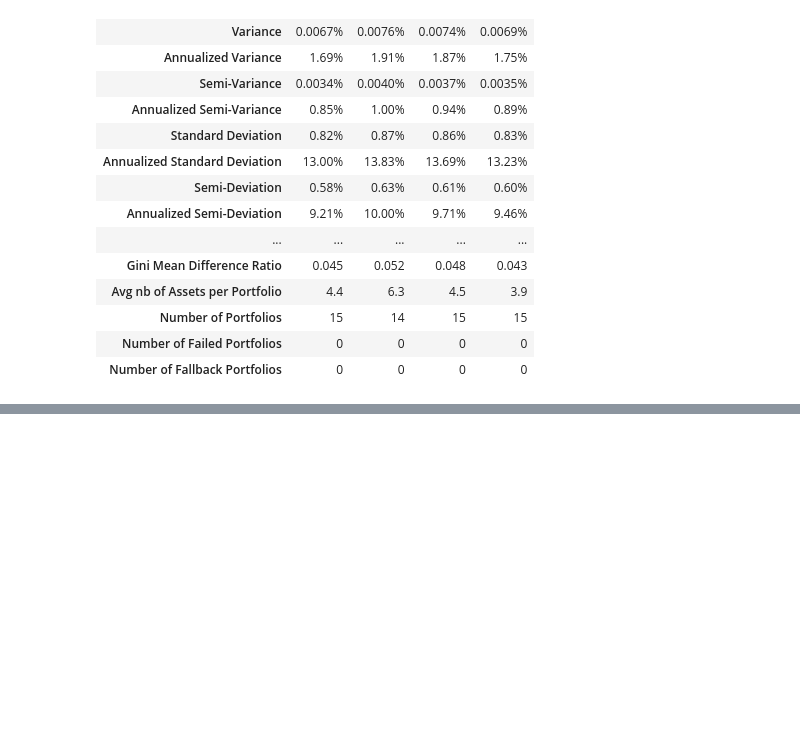
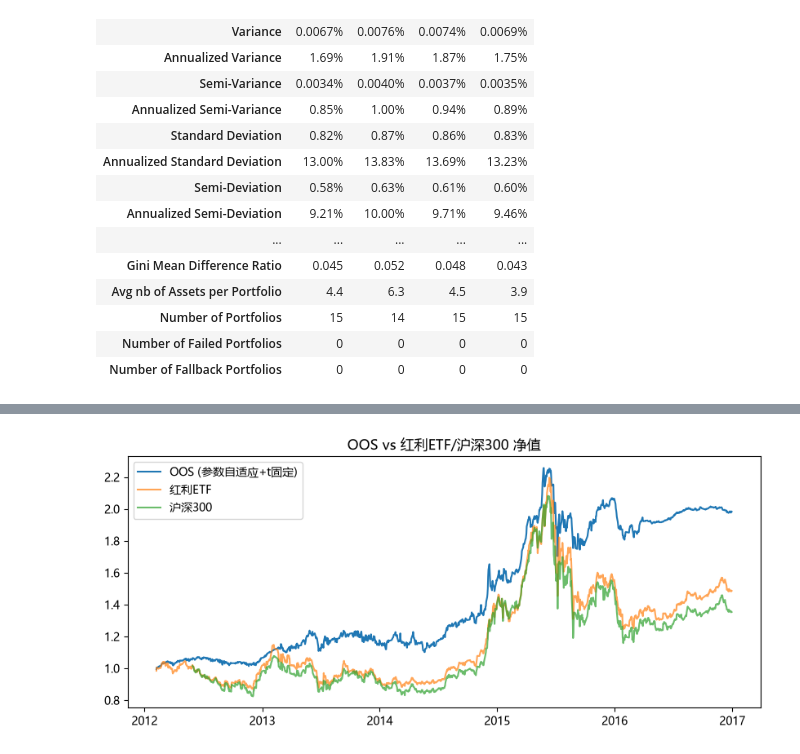
Before and after one commit to wang-jinghui/machine-learning-for-trading, a Jupyter notebook: case_studies/lazy_trading/WalkForward_OOS.ipynb, the cells around one changed output, grey strips where cells are left out. Cells and saved outputs as stored; diff of their text form; code cells hidden in the pictures; blank space fills up the shorter version.

```diff
--- a/case_studies/lazy_trading/WalkForward_OOS.ipynb
+++ b/case_studies/lazy_trading/WalkForward_OOS.ipynb
@@ -213,0 +239,13 @@ pop.summary()
+# %%
+topk_params = [{'nondomin__min_n_assets': 95, 'nondomin__threshold': -0.5, 'correlate__threshold': 0.1, 'extremes__k': 0.9, 'nondomin__fitness_measures': 'sharpe-avgdd-kurt', 'train_size': 756}
+,{'nondomin__min_n_assets': 85, 'nondomin__threshold': -0.5, 'correlate__threshold': 0.1, 'extremes__k': 0.9, 'nondomin__fitness_measures': 'sharpe-avgdd-kurt', 'train_size': 756}
+,{'nondomin__min_n_assets': 45, 'nondomin__threshold': -0.5, 'correlate__threshold': 0.1, 'extremes__k': 0.7, 'nondomin__fitness_measures': 'sharpe-avgdd-kurt', 'train_size': 252}
+,{'nondomin__min_n_assets': 85, 'nondomin__threshold': -0.5, 'correlate__threshold': 0.1, 'extremes__k': 0.9, 'nondomin__fitness_measures': 'sharpe-avgdd-kurt', 'train_size': 504}
+,{'nondomin__min_n_assets': 15, 'nondomin__threshold': -0.5, 'correlate__threshold': 0.4, 'extremes__k': 0.6, 'nondomin__fitness_measures': 'sharpe-avgdd-kurt', 'train_size': 504}
+,{'nondomin__min_n_assets': 65, 'nondomin__threshold': -0.5, 'correlate__threshold': 0.1, 'extremes__k': 0.7, 'nondomin__fitness_measures': 'sharpe-avgdd-kurt', 'train_size': 252}
+,{'nondomin__min_n_assets': 95, 'nondomin__threshold': -0.5, 'correlate__threshold': 0.2, 'extremes__k': 0.9, 'nondomin__fitness_measures': 'sharpe-avgdd-kurt', 'train_size': 756}
+,{'nondomin__min_n_assets': 55, 'nondomin__threshold': -0.5, 'correlate__threshold': 0.1, 'extremes__k': 0.7, 'nondomin__fitness_measures': 'sharpe-avgdd-kurt', 'train_size': 252}
+,{'nondomin__min_n_assets': 75, 'nondomin__threshold': -0.5, 'correlate__threshold': 0.1, 'extremes__k': 0.9, 'nondomin__fitness_measures': 'sharpe-avgdd-kurt', 'train_size': 756}
+,{'nondomin__min_n_assets': 75, 'nondomin__threshold': -0.5, 'correlate__threshold': 0.1, 'extremes__k': 0.4, 'nondomin__fitness_measures': 'sharpe-avgdd-kurt', 'train_size': 252}]
+# %%
+topk_res = [simulate_wf(X, params=best_param, test_size=252) for best_param in topk_params]
@@ -213,0 +273,4 @@ pop.summary()
+# %%
+plot_oos_vs_bench(topk_res[0]['mpt'], bench_rets, bench_labels=['红利ETF','沪深300'])
+# %% [output]
+[figure, added]
```
Also changed, not shown: parts of 18 cells of this notebook.
